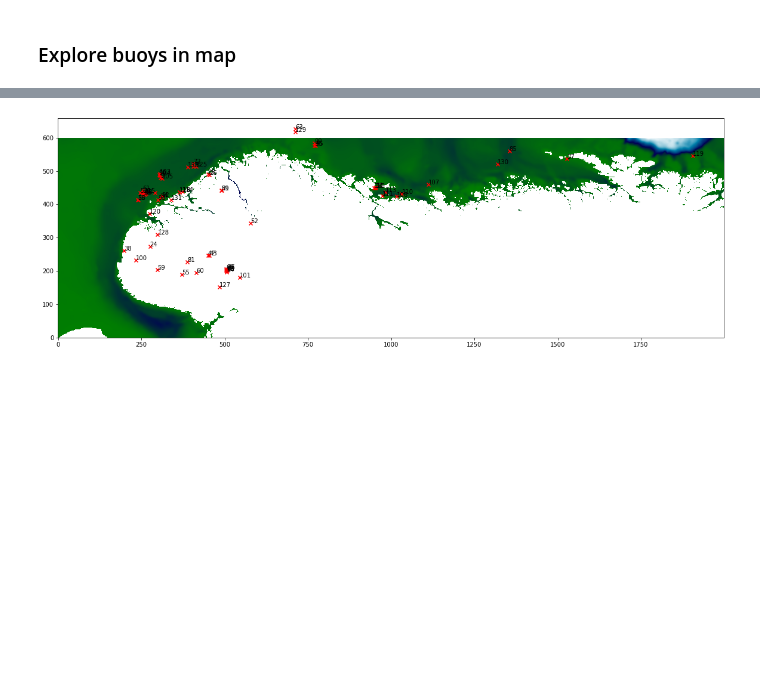
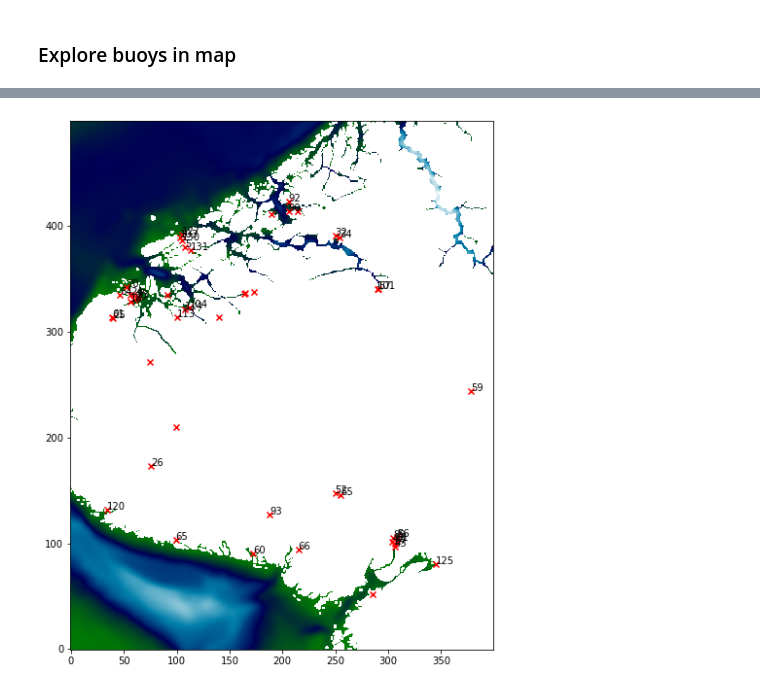
Before and after one commit to FlorianBeiser/havvarsel-data-driven-pred, a Jupyter notebook: HavvarselExplorer.ipynb, the cells around one changed output, grey strips where cells are left out. Drawn from its saved outputs; the diff is of its cells as text; code cells hidden in the pictures; blank space fills up the shorter version.

```diff
--- a/HavvarselExplorer.ipynb
+++ b/HavvarselExplorer.ipynb
@@ -125,6 +125,6 @@ def plot_sites(land, xys, buoyid, subarea=None):
 
     fig, ax = plt.subplots(1,1,figsize=(20,10))
     ax.imshow(land[subarea[2]:subarea[3],subarea[0]:subarea[1]], cmap='ocean', origin="lower")
-    ax.scatter(xys[buoy_subarea,0], xys[buoy_subarea,1], c='r', marker='x')
+    ax.scatter(xys[buoy_subarea,0]-subarea[0], xys[buoy_subarea,1]-subarea[2], c='r', marker='x')
     for i, txt in enumerate(buoyid[buoy_subarea]):
-        ax.annotate(str(txt), (xys[i,0], xys[i,1]))
+        ax.annotate(str(txt), (xys[i,0]-subarea[0], xys[i,1]-subarea[2]))
@@ -131,4 +135,4 @@ def plot_sites(land, xys, buoyid, subarea=None):
 # %%
-plot_sites(land, xys, buoyid, subarea=[0,2000,100,700])
+plot_sites(land, xys, buoyid, subarea=[200,600,100,600])
 # %% [output]
-[figure, old version]
+[figure, new version]
```
Also changed, not shown: parts of 1 cell of this notebook.
